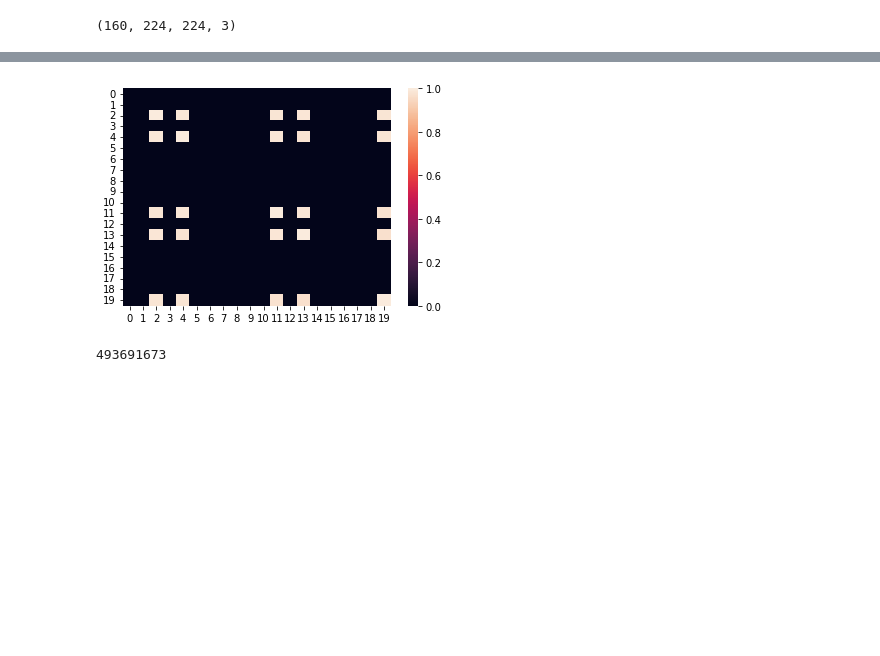
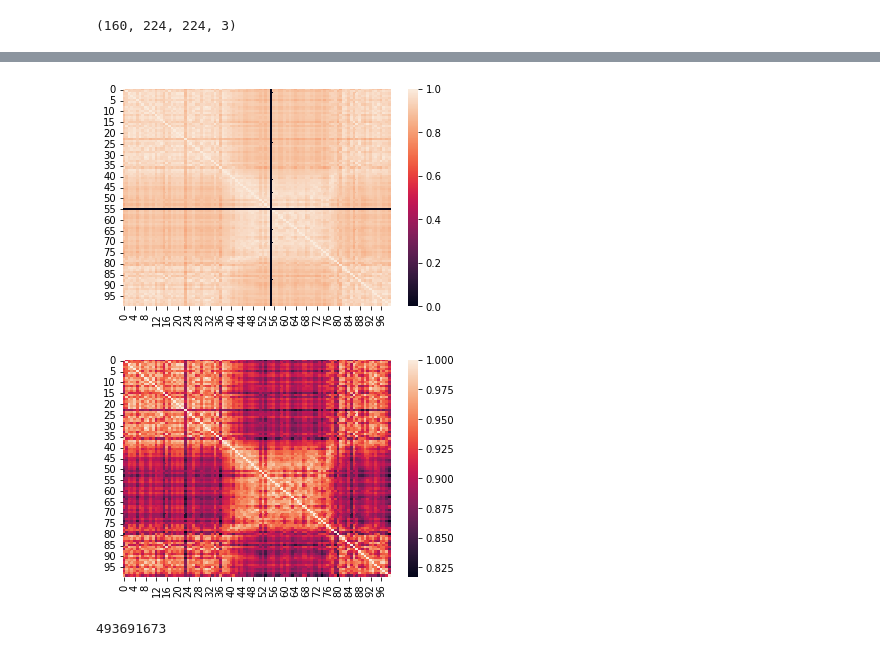
Before and after one commit to Truyen724/Zalo_liveness_Detection, a Jupyter notebook: test.ipynb, the cells around one changed output, grey strips where cells are left out. Drawn from its saved outputs; the diff is of its cells as text; code cells hidden in the pictures; blank space fills up the shorter version.

```diff
--- a/test.ipynb
+++ b/test.ipynb
@@ -116,8 +138,19 @@ plt.show()
+# %%
+id = "../train/videos/1.mp4"
+list_face2, list_face_not_null2 = PlayCamera(id)
+cv2.destroyAllWindows()
+out2 = get_sim_matrix(list_face2)
+out_not_null2 = get_sim_matrix(list_face_not_null2)
+lst = [out2,out_not_null2]
+for m in lst:
+    hm = sn.heatmap(data = m[:100,:100])
+    plt.show()
+# %% [output]
+[figure, added]
+[figure, added]
 # %%
-hm = sn.heatmap(data = out[:20,:20])
+hm = sn.heatmap(data = out[:100,:100])
 plt.show()
-# %% [output]
-[figure, removed]
 # %%
 print(lsst2.sum())
 # %% [output]
```
Also changed, not shown: parts of 7 cells of this notebook, 7 other files.
